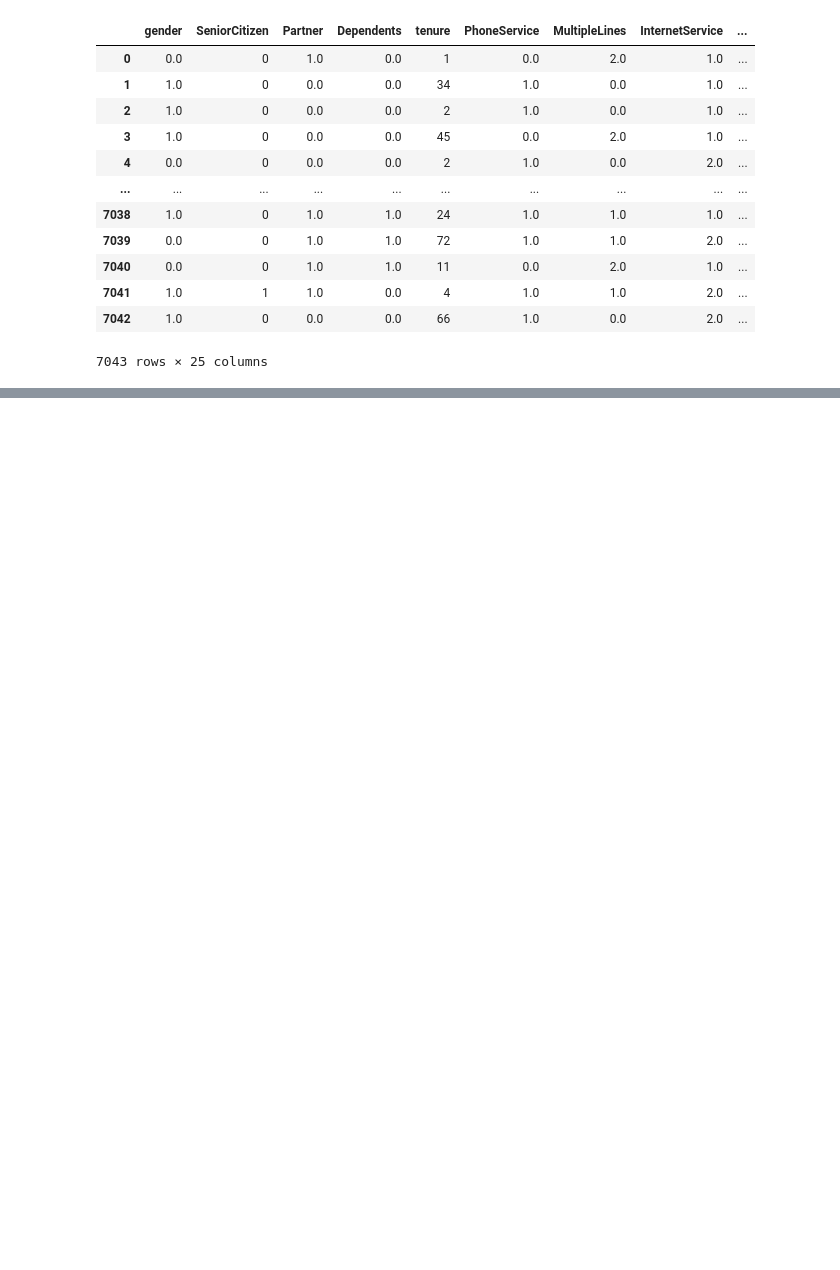
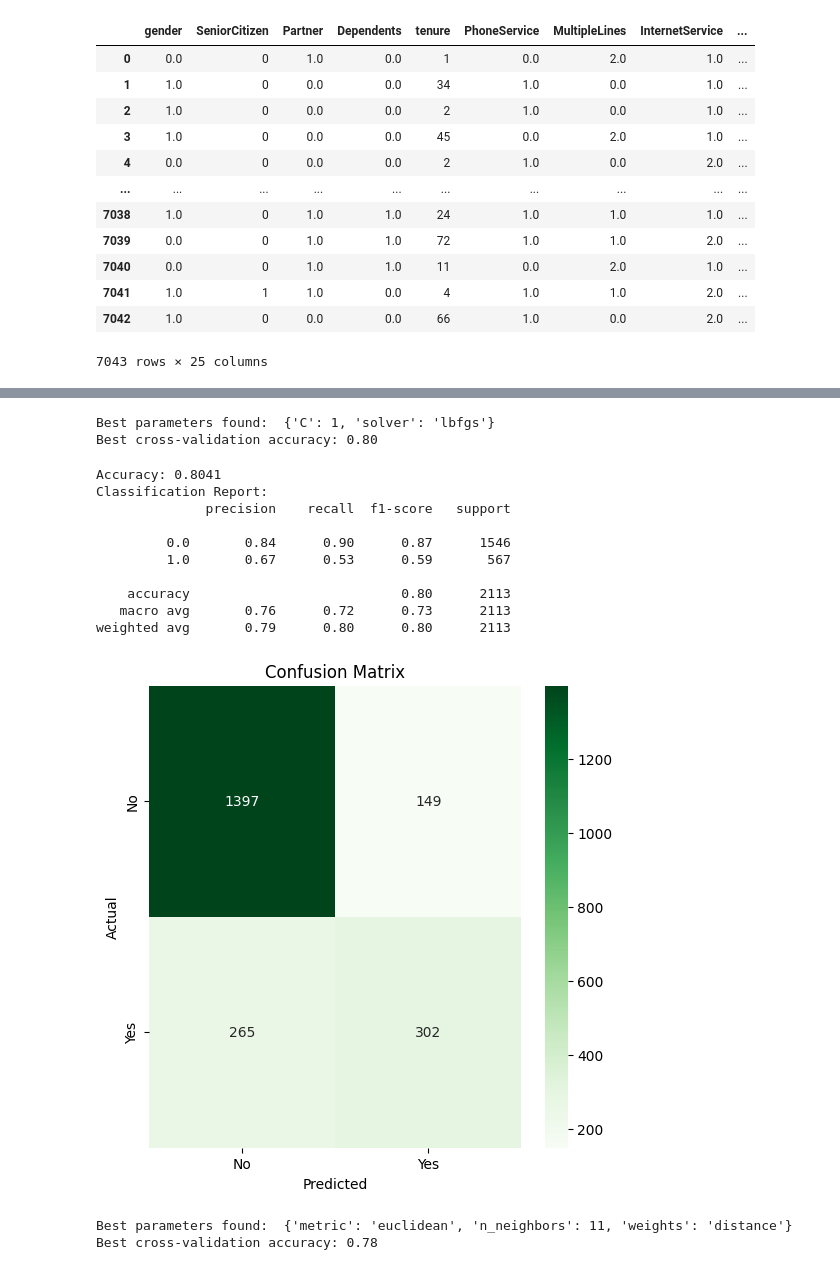
Before and after one commit to Gitika-26/TelecomChurnPredictionandAnalysis, a Jupyter notebook: Telecom_Churn.ipynb, the cells around one changed output, grey strips where cells are left out. Drawn from its saved outputs; the diff is of its cells as text; code cells hidden in the pictures; blank space fills up the shorter version.

```diff
--- a/Telecom_Churn.ipynb
+++ b/Telecom_Churn.ipynb
@@ -316,0 +346,2 @@ churn_df
+# %%
+X_train, X_test, y_train, y_test=train_test_split(X,y,test_size=0.3,random_state=101)
@@ -316,0 +365,75 @@ churn_df
+# %%
+def report_model(model,color):
+    model.fit(X_train,y_train)
+    y_pred=model.predict(X_test)
+    # Calculate accuracy
+    accuracy = accuracy_score(y_test, y_pred)
+    print(f'Accuracy: {accuracy:.4f}')
+
+    # Generate classification report
+    print('Classification Report:')
+    print(classification_report(y_test, y_pred))
+    import seaborn as sns
+    # Generate confusion matrix
+    cm = confusion_matrix(y_test, y_pred)
+    plt.figure(figsize=(6,6))
+    sns.heatmap(cm, annot=True, fmt='d', cmap=color, xticklabels=['No', 'Yes'], yticklabels=['No', 'Yes'])
+    plt.xlabel('Predicted')
+    plt.ylabel('Actual')
+    plt.title('Confusion Matrix')
+    plt.show()
+# %%
+#MODEL 1 - Logistic Regression
+model=LogisticRegression(max_iter=100000)
+param_grid = {
+    'C': [0.1, 1, 10, 100],  # Inverse of regularization strength
+    'solver': ['liblinear', 'lbfgs']  # Algorithms to use in the optimization problem
+}
+
+# Set up GridSearchCV
+grid_search = GridSearchCV(model, param_grid, cv=5, scoring='accuracy')
+
+# Fit the model to the training data
+grid_search.fit(X_train, y_train)
+
+# Print the best parameters and the best score
+print("Best parameters found: ", grid_search.best_params_)
+print("Best cross-validation accuracy: {:.2f}".format(grid_search.best_score_))
+# %% [output]
+Best parameters found:  {'C': 1, 'solver': 'lbfgs'}
+Best cross-validation accuracy: 0.80
+# %%
+report_model(grid_search,'Greens')
+# %% [output]
+Accuracy: 0.8041
+Classification Report:
+              precision    recall  f1-score   support
+
+         0.0       0.84      0.90      0.87      1546
+         1.0       0.67      0.53      0.59       567
+
+    accuracy                           0.80      2113
+   macro avg       0.76      0.72      0.73      2113
+weighted avg       0.79      0.80      0.80      2113
+[figure, added]
+# %%
+#Model 2- KNN Classifier
+knn=KNeighborsClassifier()
+param_grid = {
+    'n_neighbors': [3, 5, 7,9,11]  # Number of neighbors to use
+    'weights': ['uniform', 'distance'],  # Weight function used in prediction
+    'metric': ['euclidean', 'manhattan', 'minkowski']  # Distance metric
+}
+
+# Set up GridSearchCV
+grid_search = GridSearchCV(knn, param_grid, cv=5, scoring='accuracy')
+
+# Fit the model to the training data
+grid_search.fit(X_train, y_train)
+
+# Print the best parameters and the best score
+print("Best parameters found: ", grid_search.best_params_)
+print("Best cross-validation accuracy: {:.2f}".format(grid_search.best_score_))
+# %% [output]
+Best parameters found:  {'metric': 'euclidean', 'n_neighbors': 11, 'weights': 'distance'}
+Best cross-validation accuracy: 0.78
```
Also changed, not shown: parts of 20 cells of this notebook.
